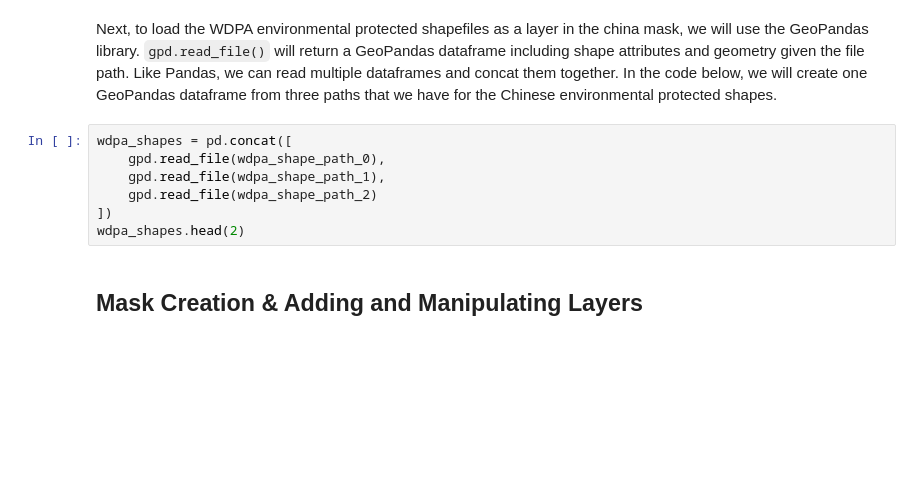
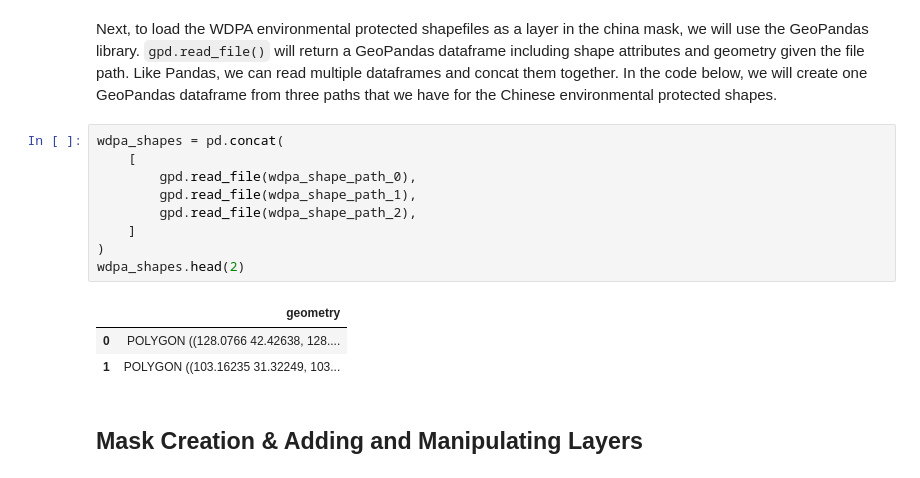
Before and after one commit to GeodataTools/geodata, a Jupyter notebook: docs/source/mask/mask_creation_workflow.ipynb, the cells around one changed output. Cells and saved outputs as stored; diff of their text form; blank space fills up the shorter version.

```diff
--- a/docs/source/mask/mask_creation_workflow.ipynb
+++ b/docs/source/mask/mask_creation_workflow.ipynb
@@ -81,12 +86,18 @@ china_shapes = all_shapes[all_shapes["admin"] == "China"]
 # %% [markdown]
 Next, to load the WDPA environmental protected shapefiles as a layer in the china mask, we will use the GeoPandas library. `gpd.read_file()` will return a GeoPandas dataframe including shape attributes and geometry given the file path. Like Pandas, we can read multiple dataframes and concat them together. In the code below, we will create one GeoPandas dataframe from three paths that we have for the Chinese environmental protected shapes.
 # %%
-wdpa_shapes = pd.concat([
-    gpd.read_file(wdpa_shape_path_0),
-    gpd.read_file(wdpa_shape_path_1),
-    gpd.read_file(wdpa_shape_path_2)
-])
+wdpa_shapes = pd.concat(
+    [
+        gpd.read_file(wdpa_shape_path_0),
+        gpd.read_file(wdpa_shape_path_1),
+        gpd.read_file(wdpa_shape_path_2),
+    ]
+)
 wdpa_shapes.head(2)
+# %% [output]
+|  | geometry |
+| 0 | POLYGON ((128.0766 42.42638, 128.... |
+| 1 | POLYGON ((103.16235 31.32249, 103... |
 # %% [markdown]
 ## Mask Creation & Adding and Manipulating Layers
 # %% [markdown]
```
Also changed, not shown: parts of 48 cells of this notebook, 37 other files.
